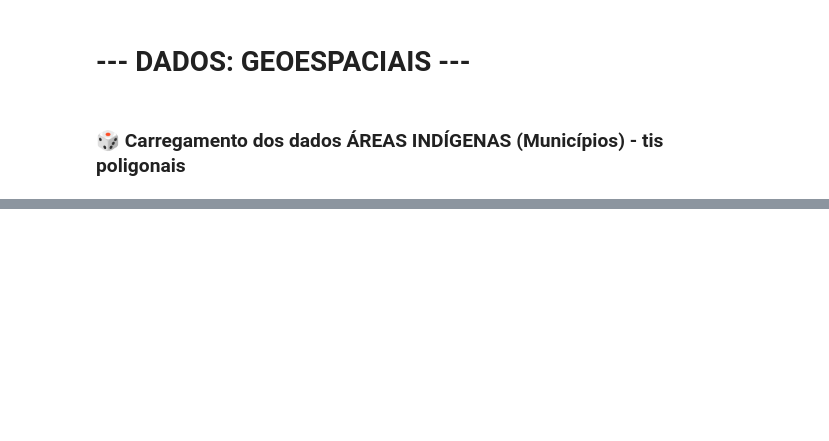
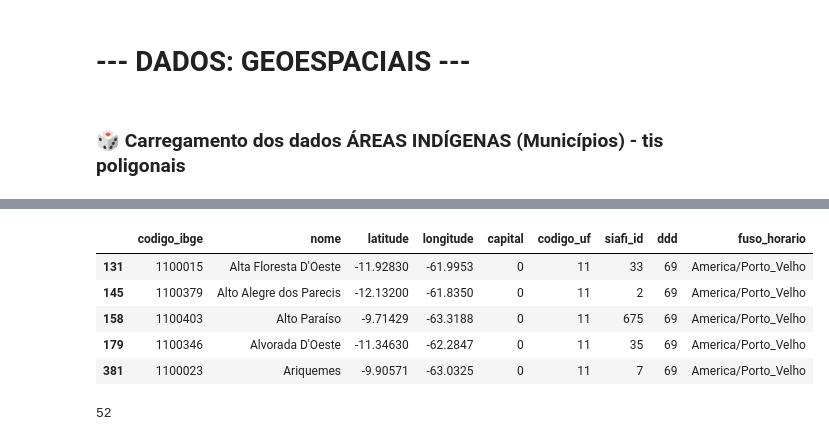
Before and after one commit to 6xAs/sentinela-ambiental, a Jupyter notebook: Notebooks/1_colect_inspection.ipynb, the cells around one changed output, grey strips where cells are left out. Cells and saved outputs as stored; diff of their text form; code cells hidden in the pictures; blank space fills up the shorter version.

```diff
--- a/Notebooks/1_colect_inspection.ipynb
+++ b/Notebooks/1_colect_inspection.ipynb
@@ -868,0 +974,15 @@ df_geo_area_indigena.head()
+# %%
+# Exibe os dados municípios onde o código da uf é igual a 11
+df_map_municipios_ro = df_map_municipios[df_map_municipios['codigo_uf'] == 11]
+df_map_municipios_ro.head()
+# %% [output]
+|  | codigo_ibge | nome | latitude | longitude | capital | codigo_uf | siafi_id | ddd | fuso_horario |
+| 131 | 1100015 | Alta Floresta D'Oeste | -11.92830 | -61.9953 | 0 | 11 | 33 | 69 | America/Porto_Velho |
+| 145 | 1100379 | Alto Alegre dos Parecis | -12.13200 | -61.8350 | 0 | 11 | 2 | 69 | America/Porto_Velho |
+| 158 | 1100403 | Alto Paraíso | -9.71429 | -63.3188 | 0 | 11 | 675 | 69 | America/Porto_Velho |
+| 179 | 1100346 | Alvorada D'Oeste | -11.34630 | -62.2847 | 0 | 11 | 35 | 69 | America/Porto_Velho |
+| 381 | 1100023 | Ariquemes | -9.90571 | -63.0325 | 0 | 11 | 7 | 69 | America/Porto_Velho |
+# %%
+print(df_map_municipios_ro.shape[0])
+# %% [output]
+52
```
Also changed, not shown: parts of 22 cells of this notebook.
